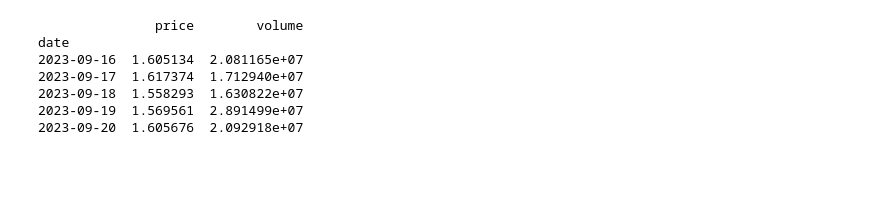
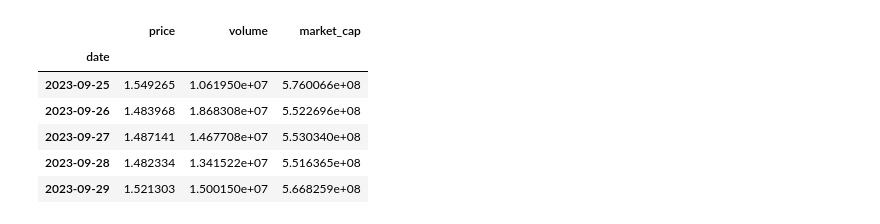
Before and after one commit to gustavoesteves0/Ponderadas-M07-EC, a Jupyter notebook: Semana-08/src/notebooks/collect.ipynb, the cells around one changed output. Cells and saved outputs as stored; diff of their text form; code cells hidden in the pictures; blank space fills up the shorter version.

```diff
--- a/Semana-08/src/notebooks/collect.ipynb
+++ b/Semana-08/src/notebooks/collect.ipynb
@@ -56,14 +40,13 @@ def process_data(data):
 # %%
-# Exibe as primeiras linhas do DF
-print(crypto_df.head())
+rndr_df.head()
 # %% [output]
-               price        volume
-date
-2023-09-16  1.605134  2.081165e+07
-2023-09-17  1.617374  1.712940e+07
-2023-09-18  1.558293  1.630822e+07
-2023-09-19  1.569561  2.891499e+07
-2023-09-20  1.605676  2.092918e+07
+|  | price | volume | market_cap |
+| date |  |  |  |
+| 2023-09-25 | 1.549265 | 1.061950e+07 | 5.760066e+08 |
+| 2023-09-26 | 1.483968 | 1.868308e+07 | 5.522696e+08 |
+| 2023-09-27 | 1.487141 | 1.467708e+07 | 5.530340e+08 |
+| 2023-09-28 | 1.482334 | 1.341522e+07 | 5.516365e+08 |
+| 2023-09-29 | 1.521303 | 1.500150e+07 | 5.668259e+08 |
 # %%
 # Plotando os precos ao longo do tempo
 plt.figure(figsize=(10, 6))
```
Also changed, not shown: parts of 6 cells of this notebook, 12 other files.
